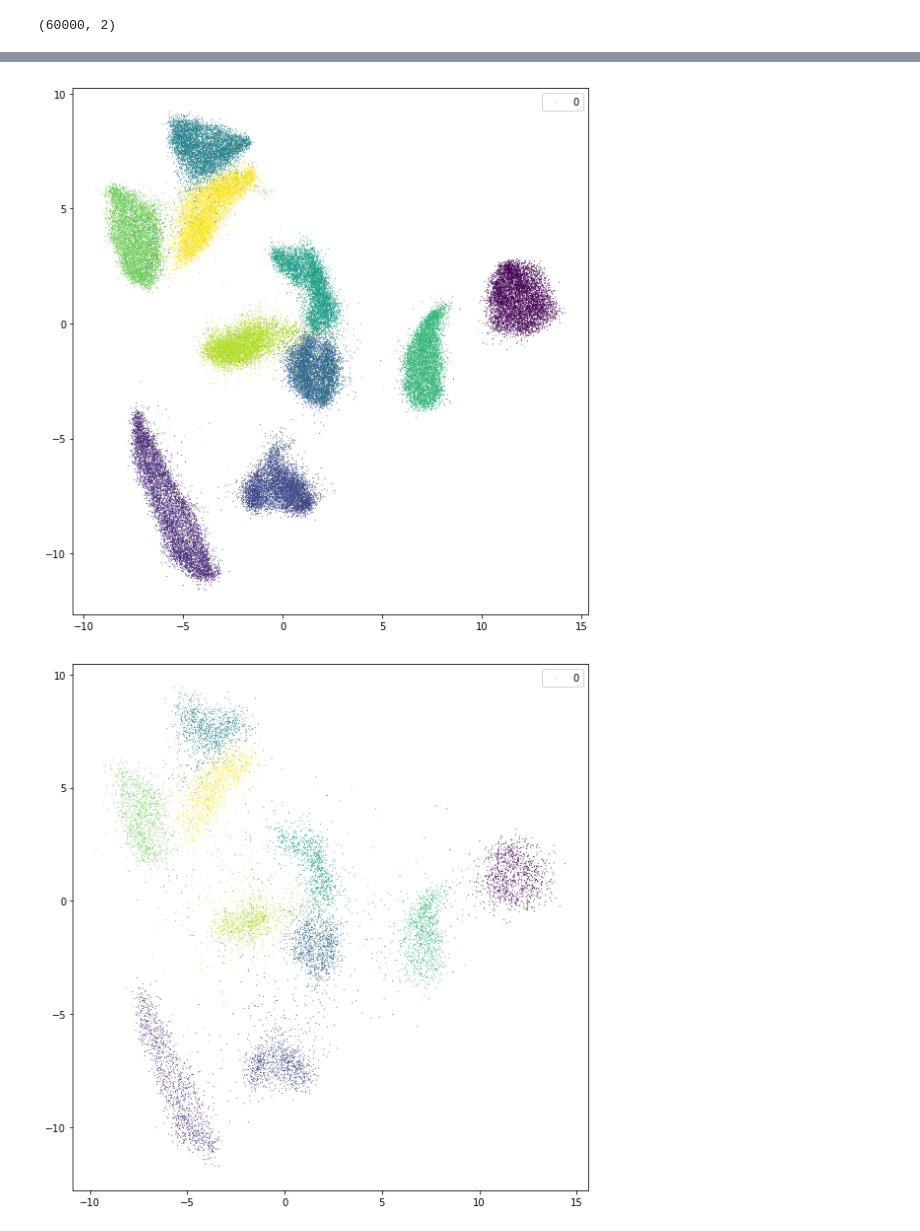
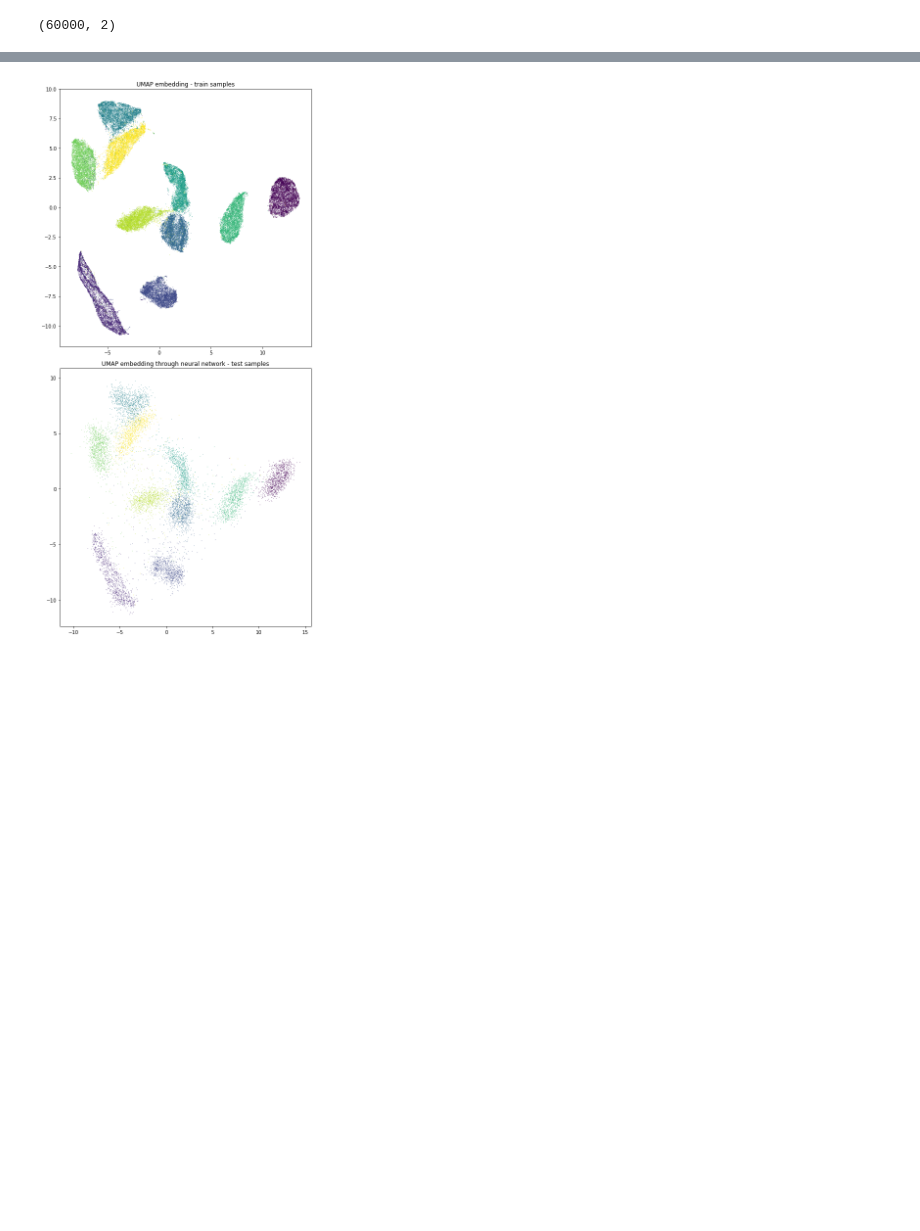
Before and after one commit to kylemcdonald/Parametric-t-SNE, a Jupyter notebook: Parametric UMAP (Keras).ipynb, the cells around one changed output, grey strips where cells are left out. Saved outputs shown, nothing was run; the diff lists cells and outputs as text; code cells hidden in the pictures; blank space fills up the shorter version.

Commit message:
update parametric umap

```diff
--- a/Parametric UMAP (Keras).ipynb
+++ b/Parametric UMAP (Keras).ipynb
@@ -133,26 +105,13 @@ Wall time: 34.1 s
-# %%
-def plot_model(embedding, labels):
-    N = np.unique(labels)
-    cmap = plt.cm.jet
-    # extract all colors from the .jet map
-    cmaplist = [cmap(i) for i in range(cmap.N)]
-    # create the new map
-    cmap = cmap.from_list('Custom cmap', cmaplist, cmap.N)
-    fig = plt.figure(figsize=(8,8))
-    plt.scatter(embedding[:,0], embedding[:,1], marker='o', s=1, edgecolor='', c=labels, label=labels)
-    fig.tight_layout()
-
-from matplotlib.lines import Line2D
-def plot_differences(embedding, actual, lim=1000):
-    fig = plt.figure(figsize=(8,8))
-    ax = fig.gca()
-    for a, b in zip(embedding, actual)[:lim]:
-        ax.add_line(Line2D((a[0], b[0]), (a[1], b[1]), linewidth=1))
-    ax.autoscale_view()
-    plt.show()
-
-plot_model(model.predict(X_train), y_train)
-plot_model(model.predict(X_test), y_test)
-# %% [output]
-[figure, removed]
-[figure, removed]
+# %%
+# Plot the embedding for the training and test samples
+
+fig = plt.figure(figsize=(8, 16))
+plt.subplot(2, 1, 1)
+plt.scatter(embedding[:,0], embedding[:,1], marker='o', s=1, edgecolor='', c=y_train)
+plt.title("UMAP embedding - train samples")
+plt.subplot(2, 1, 2)
+plt.scatter(embedding_test[:,0], embedding_test[:,1], marker='o', s=1, edgecolor='', c=y_test)
+plt.title("UMAP embedding through neural network - test samples")
+fig.tight_layout()
+# %% [output]
+[figure, added]
```
Also changed, not shown: parts of 17 cells of this notebook.
